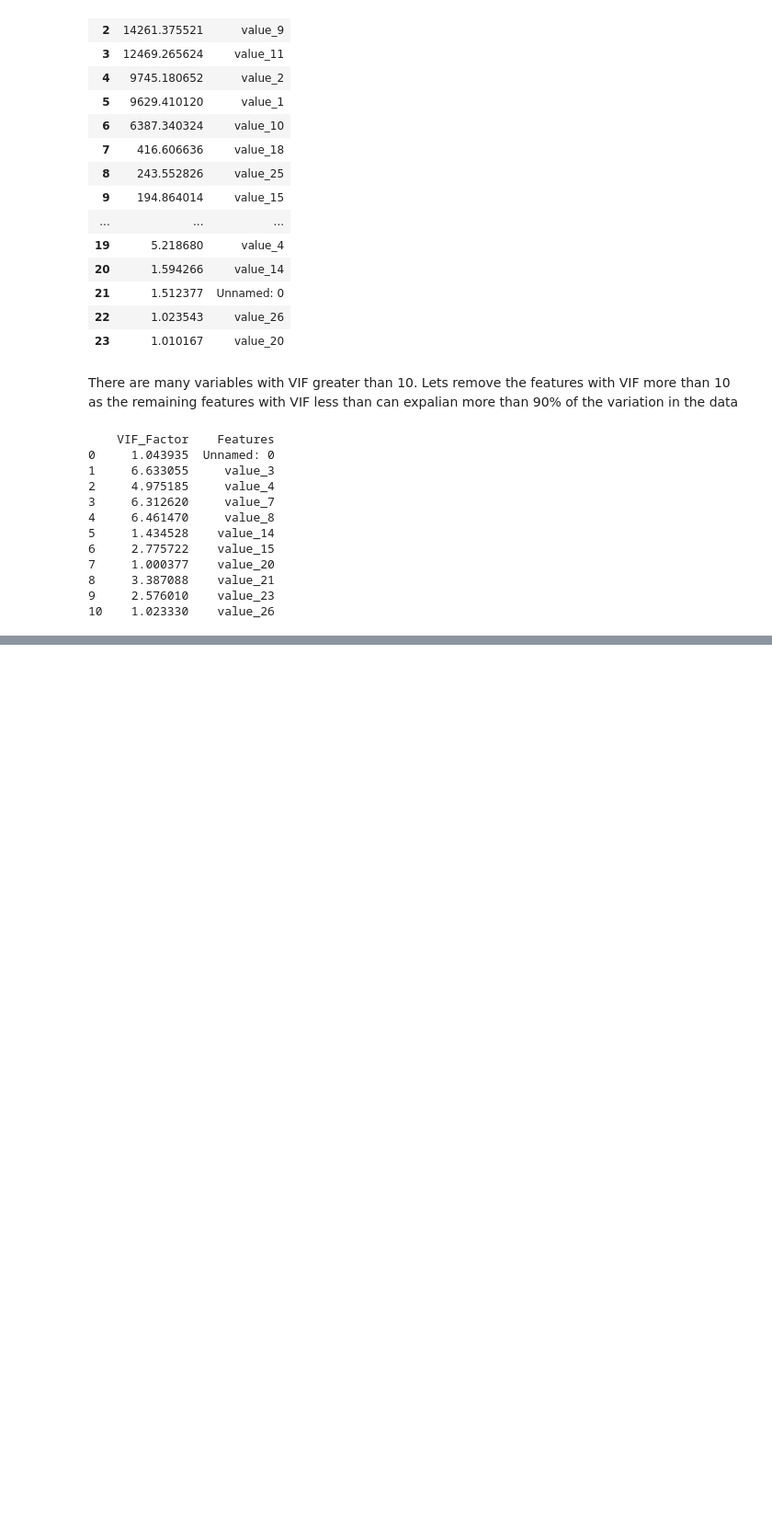
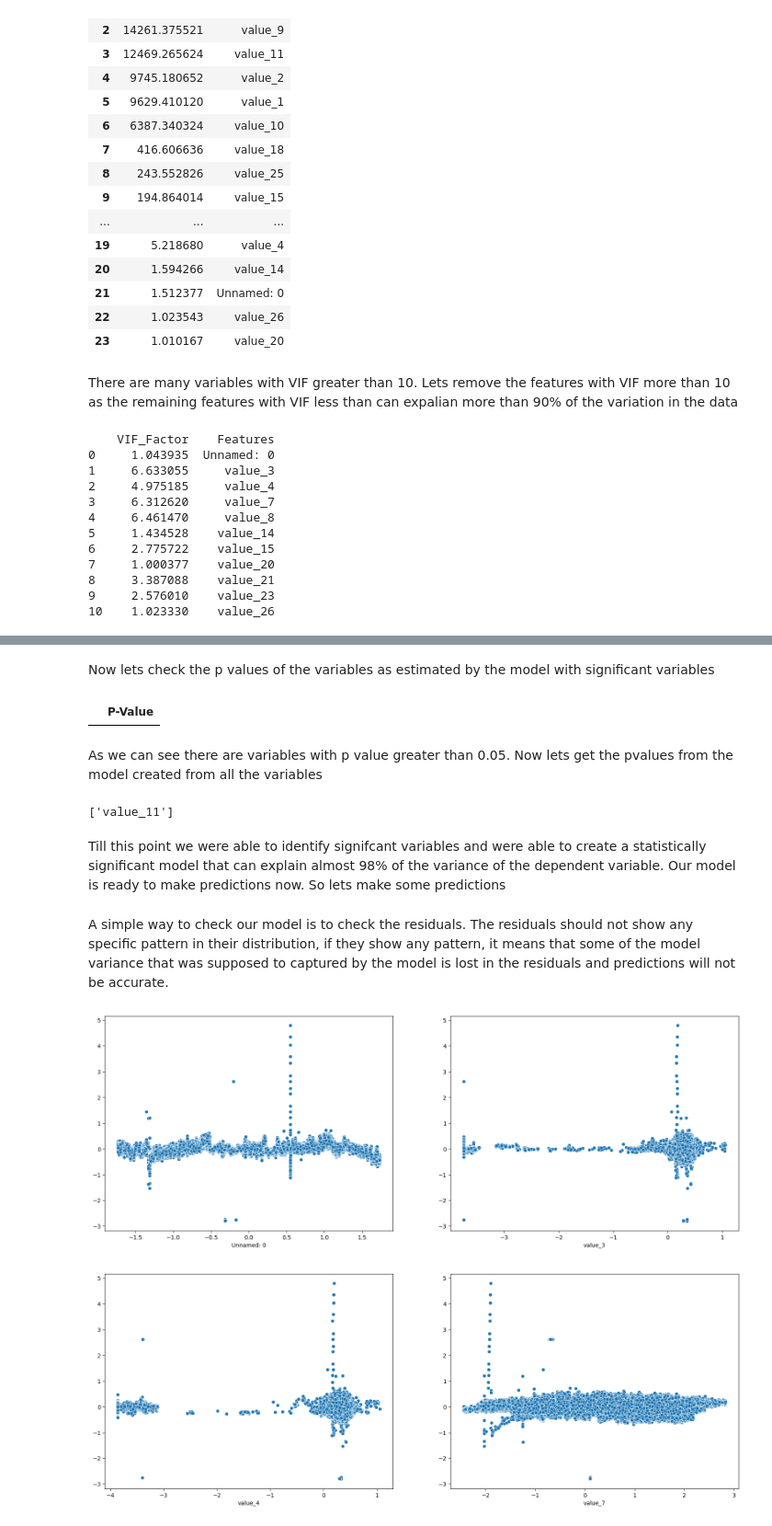
Before and after one commit to Pavan-628/Vibration_Analysis, a Jupyter notebook: Predict_Vibrations.ipynb, the cells around one changed output, grey strips where cells are left out. Shown at 92% size. Drawn from its saved outputs; the diff is of its cells as text; code cells hidden in the pictures; blank space fills up the shorter version.

Commit message:
Model Evaluation is progress

```diff
--- a/Predict_Vibrations.ipynb
+++ b/Predict_Vibrations.ipynb
@@ -245,0 +329,3 @@ for ind in range(len(sensor_numeric.columns)):
+# %%
+sensor_sign=pd.concat([sensor_numeric,cat_encode],axis=1)
+sensor_sign.shape
@@ -245,0 +334,6 @@ for ind in range(len(sensor_numeric.columns)):
+# %%
+X_sign=sensor_sign.copy()
+y_sign=sensor_target.copy()
+X_sign=sm.add_constant(X_sign)
+# %%
+X_train_sign,X_test_sign,y_train_sign,y_test_sign=train_test_split(X_sign,y_sign,random_state=1,test_size=0.3)
@@ -245,0 +350,3 @@ for ind in range(len(sensor_numeric.columns)):
+# %%
+MLR_model_sign=sm.OLS(y_train_sign,X_train_sign).fit()
+print(MLR_model_sign.summary())
@@ -245,0 +375,19 @@ for ind in range(len(sensor_numeric.columns)):
+# %% [markdown]
+Now lets check the p values of the variables as estimated by the model with significant variables
+# %%
+MLR_Sign_Pvalues=pd.DataFrame(MLR_model_sign.pvalues,columns=['P-Value'])
+MLR_Sign_Pvalues[MLR_Sign_Pvalues['P-Value']>0.05]
+# %% [output]
+|  | P-Value |
+# %% [markdown]
+As we can see there are variables with p value greater than 0.05. Now lets get the pvalues from the model created from all the variables
+# %%
+MLR_Pvalues=pd.DataFrame(MLR_full_model.pvalues,columns=['P-Value'])
+MLR_Pvalues[MLR_Pvalues['P-Value']>0.05]
+insig_var=MLR_Pvalues[MLR_Pvalues['P-Value']>0.05]
+insig_var=insig_var.index
+insig_var.to_list()
+# %% [output]
+['value_11']
+# %% [markdown]
+Till this point we were able to identify signifcant variables and were able to create a statistically significant model that can explain almost 98% of the variance of the dependent variable. Our model is ready to make predictions now. So lets make some predictions
@@ -245,0 +396,10 @@ for ind in range(len(sensor_numeric.columns)):
+# %% [markdown]
+A simple way to check our model is to check the residuals. The residuals should not show any specific pattern in their distribution, if they show any pattern, it means that some of the model variance that was supposed to captured by the model is lost in the residuals and predictions will not be accurate.
+# %%
+fig, ax=plt.subplots(nrows=2,ncols=2,figsize=(20,15))
+for var,subplot in zip(X_train_sign.columns[1:5],ax.flatten()):
+    sns.scatterplot(x=X_train_sign[var],y=MLR_model_sign.resid,ax=subplot)
+
+plt.show()
+# %% [output]
+[figure, added]
```
Also changed, not shown: parts of 36 cells of this notebook.
